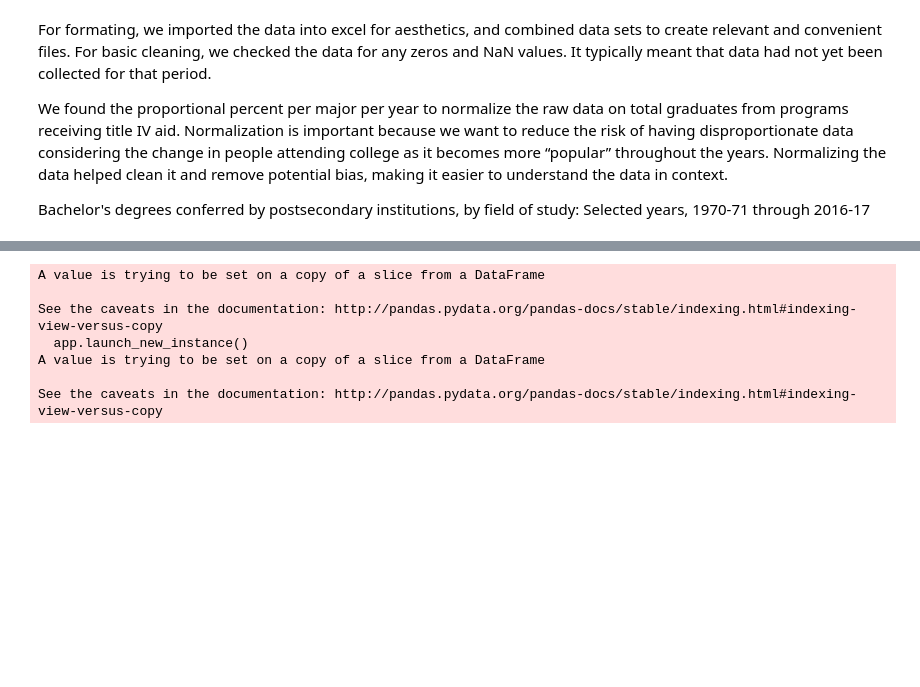
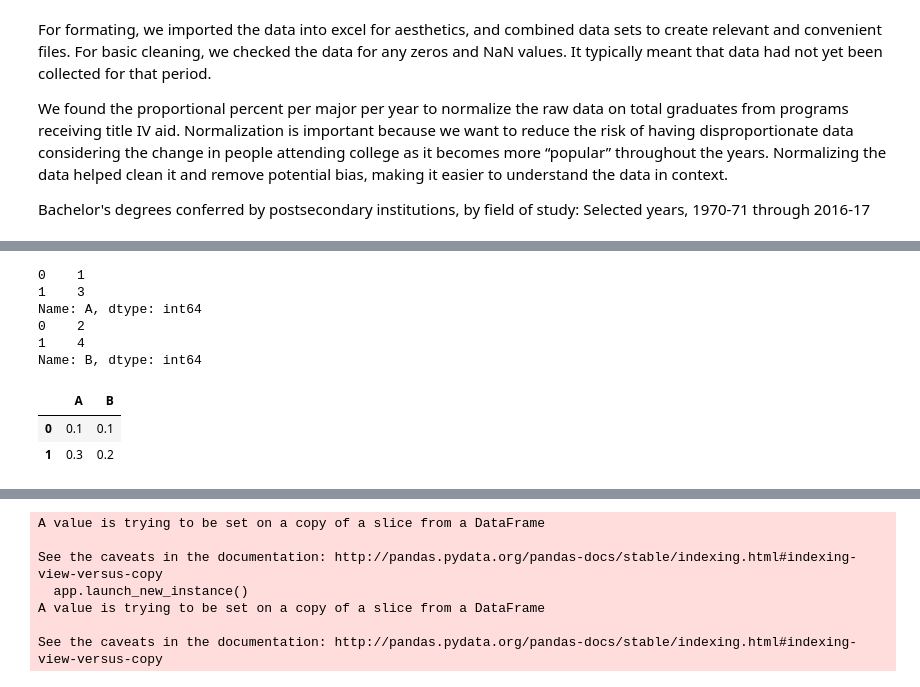
Before and after one commit to COGS108/group027, a Jupyter notebook: FinalProject.ipynb, the cells around one changed output, grey strips where cells are left out. Saved outputs shown, nothing was run; the diff lists cells and outputs as text; code cells hidden in the pictures; blank space fills up the shorter version.

```diff
--- a/FinalProject.ipynb
+++ b/FinalProject.ipynb
@@ -113,0 +128,16 @@ df_MajorsByYear
+# %%
+for col in test_df.columns:
+    print(test_df[col])
+    test_df[col] = test_df[col] / tots[col].values[0]
+
+test_df
+# %% [output]
+0    1
+1    3
+Name: A, dtype: int64
+0    2
+1    4
+Name: B, dtype: int64
+|  | A | B |
+| 0 | 0.1 | 0.1 |
+| 1 | 0.3 | 0.2 |
```
Also changed, not shown: parts of 6 cells of this notebook.
